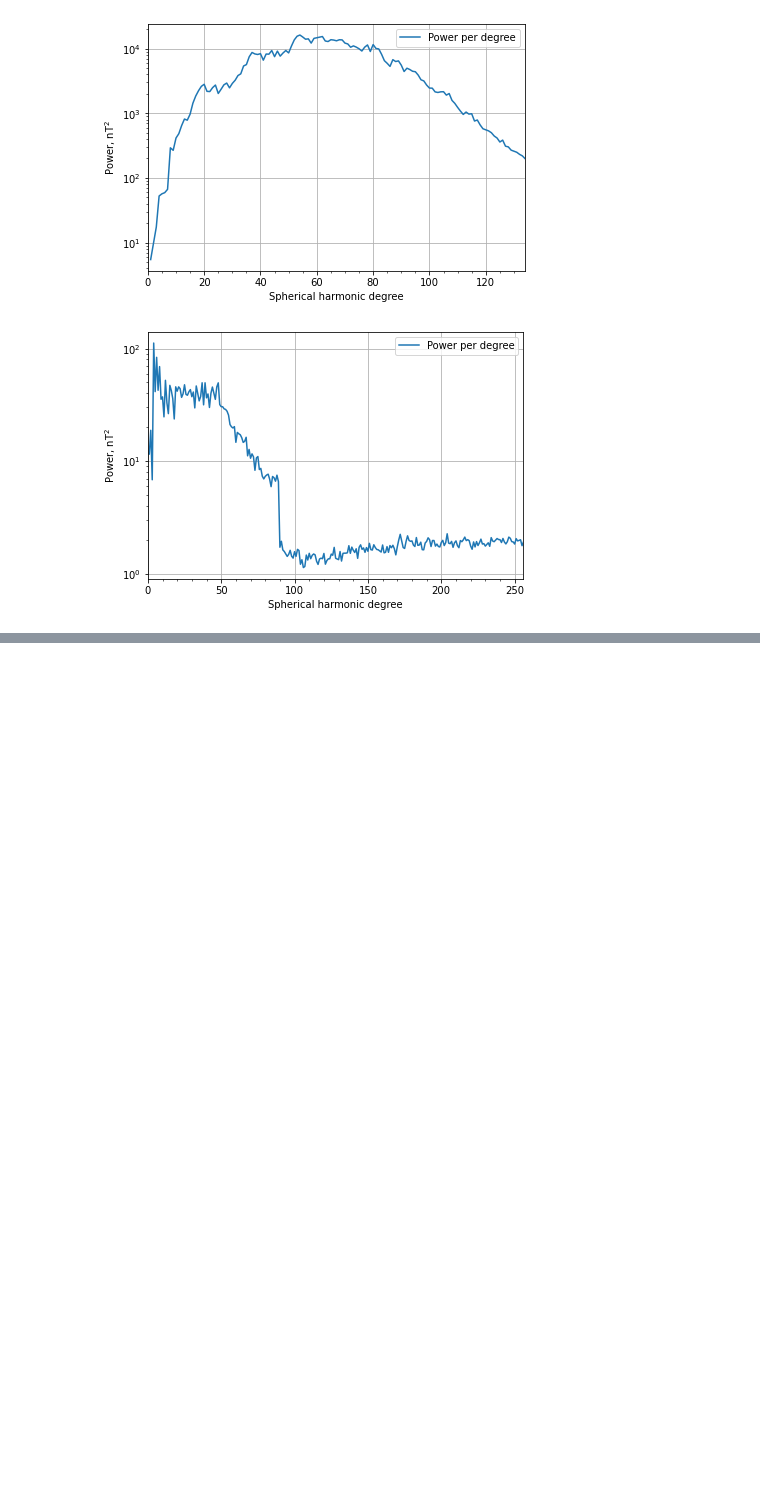
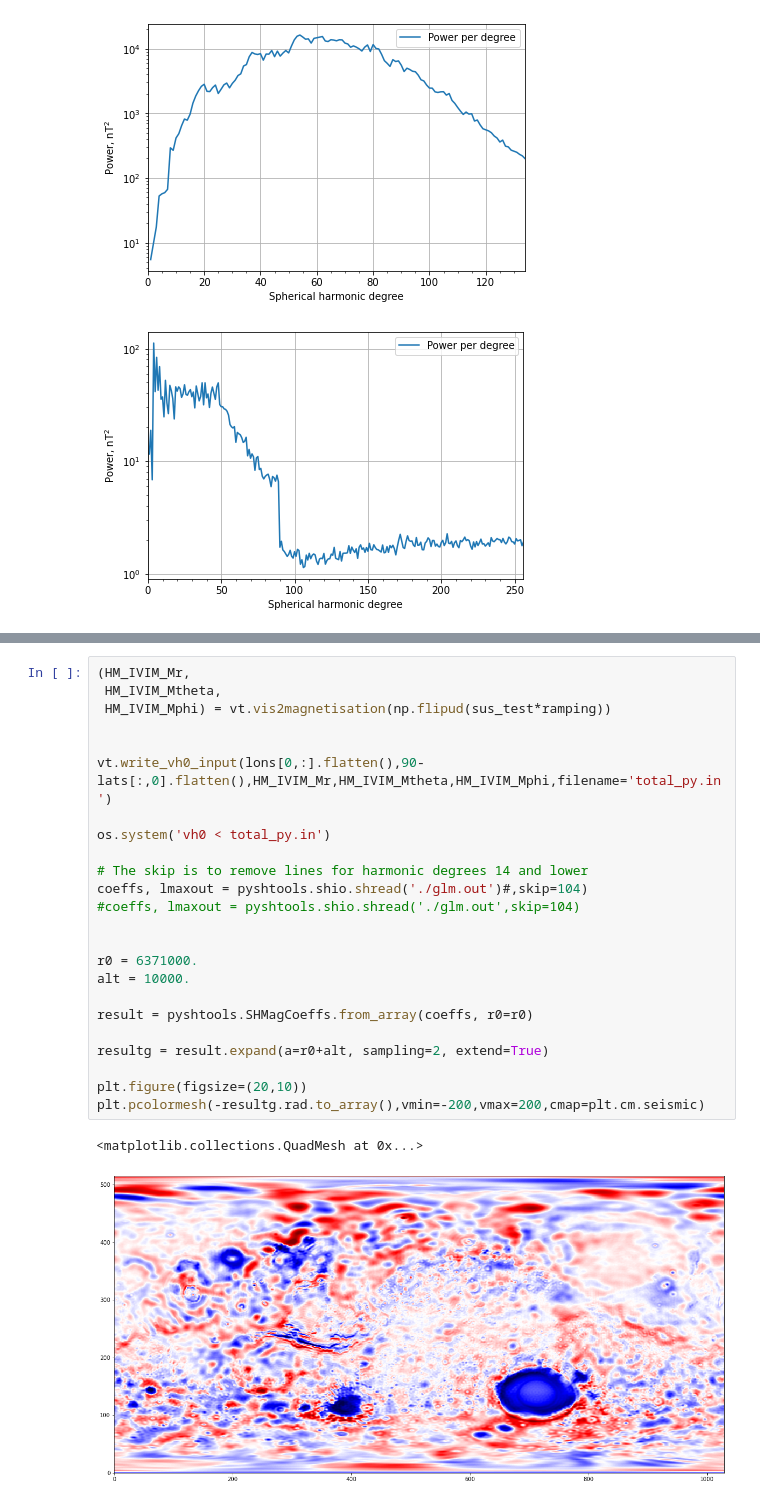
Before and after one commit to siwill22/mars, a Jupyter notebook: mars_vh0.ipynb, the cells around one changed output, grey strips where cells are left out. Saved outputs shown, nothing was run; the diff lists cells and outputs as text; blank space fills up the shorter version.

```diff
--- a/mars_vh0.ipynb
+++ b/mars_vh0.ipynb
@@ -77,0 +109,27 @@ result.plot_spectrum()
+# %%
+(HM_IVIM_Mr,
+ HM_IVIM_Mtheta,
+ HM_IVIM_Mphi) = vt.vis2magnetisation(np.flipud(sus_test*ramping))
+
+
+vt.write_vh0_input(lons[0,:].flatten(),90-lats[:,0].flatten(),HM_IVIM_Mr,HM_IVIM_Mtheta,HM_IVIM_Mphi,filename='total_py.in')
+
+os.system('vh0 < total_py.in')
+
+# The skip is to remove lines for harmonic degrees 14 and lower
+coeffs, lmaxout = pyshtools.shio.shread('./glm.out')#,skip=104)
+#coeffs, lmaxout = pyshtools.shio.shread('./glm.out',skip=104)
+
+
+r0 = 6371000.
+alt = 10000.
+
+result = pyshtools.SHMagCoeffs.from_array(coeffs, r0=r0)
+
+resultg = result.expand(a=r0+alt, sampling=2, extend=True)
+
+plt.figure(figsize=(20,10))
+plt.pcolormesh(-resultg.rad.to_array(),vmin=-200,vmax=200,cmap=plt.cm.seismic)
+# %% [output]
+<matplotlib.collections.QuadMesh at 0x...>
+[figure, added]
```
Also changed, not shown: parts of 2 cells of this notebook.
